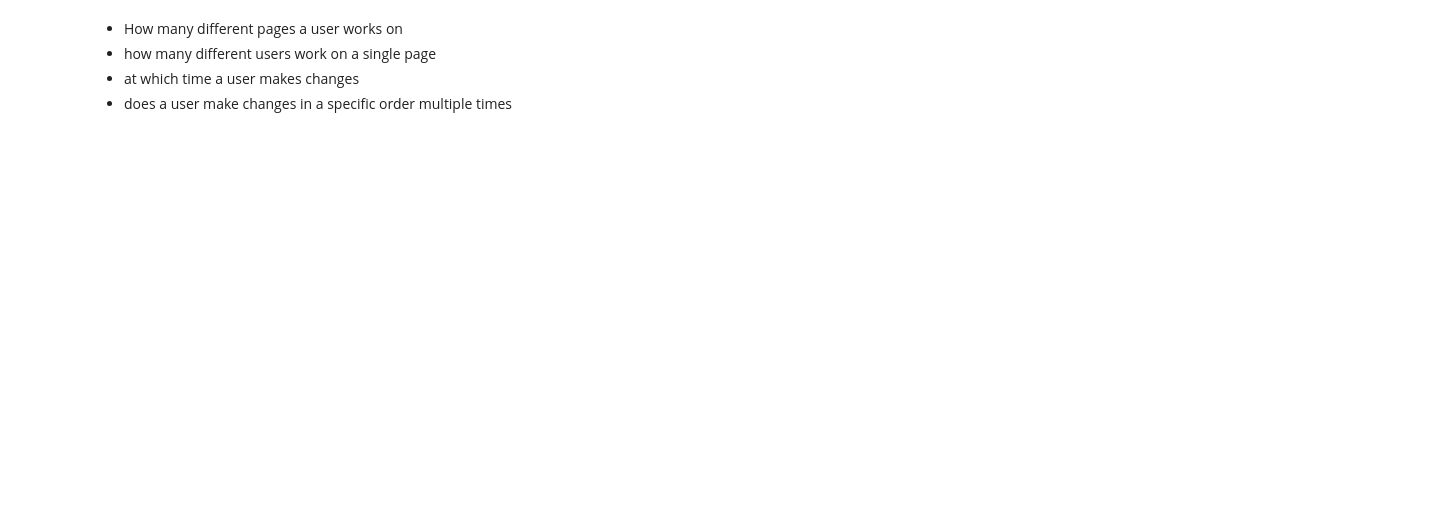
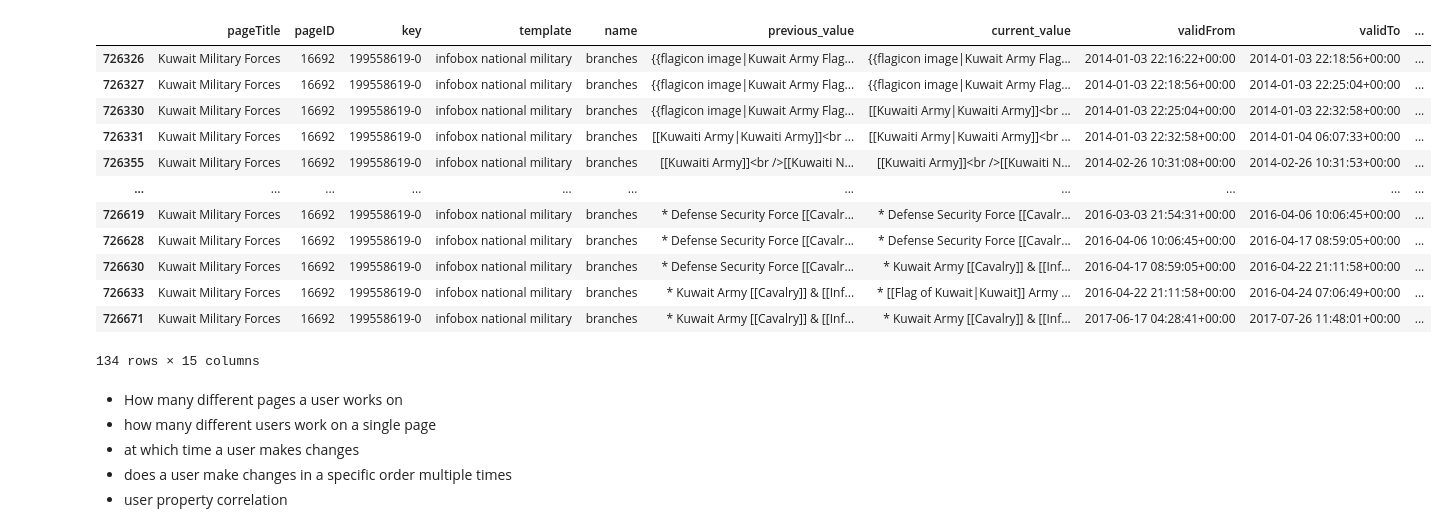
Before and after one commit to HPI-Information-Systems/wikipedia_cleanup, a Jupyter notebook: notebooks/tibor/user_correlation.ipynb, the cells around one changed output. Drawn from its saved outputs; the diff is of its cells as text; code cells hidden in the pictures; blank space fills up the shorter version.

```diff
--- a/notebooks/tibor/user_correlation.ipynb
+++ b/notebooks/tibor/user_correlation.ipynb
@@ -24,6 +29,6 @@ len(files)  # total 580
 # %%
 num_iteratons = 1
-number_of_files = 5
+number_of_files = 10
 number_of_files_start = 5
 num_edits = 0
 num_change_tuples = 0
@@ -43,6 +48,8 @@ for _ in range(num_iteratons):
                 ) else None
                 changes = single_edit['changes']
                 validFrom = single_edit['validFrom']
+                validTo = single_edit['validTo'] if 'validTo' in single_edit.keys(
+                ) else None
                 revisionId = single_edit['revisionId']
                 changeType = single_edit['type']
                 attributes = single_edit['attributes'] if 'attributes' in single_edit.keys(
@@ -54,7 +61,7 @@ for _ in range(num_iteratons):
                 user_ip = single_edit['user']['ip'] if 'ip' in single_edit['user'].keys(
                 ) else None
                 revision_tuples.append(
-                    (title, pageID, key, template, name, revisionId, changeType, user_name, user_id, user_ip, attributes))
+                    (title, pageID, key, template, revisionId, changeType, validFrom, validTo, user_name, user_id, user_ip, attributes))
 
                 for change in changes:
                     num_change_tuples += 1
@@ -104,5 +250,22 @@ print("Update",data_revs.query('change_type=="UPDATE"').groupby("user_id").count
+# %%
+data.query("key=='199558619-0' and name =='branches' and user_id=='20319104.0'")
+# %% [output]
+|  | pageTitle | pageID | key | template | name | previous_value | current_value | validFrom | validTo | ... |
+| 726326 | Kuwait Military Forces | 16692 | 199558619-0 | infobox national military | branches | {{flagicon image|Kuwait Army Flag... | {{flagicon image|Kuwait Army Flag... | 2014-01-03 22:16:22+00:00 | 2014-01-03 22:18:56+00:00 | ... |
+| 726327 | Kuwait Military Forces | 16692 | 199558619-0 | infobox national military | branches | {{flagicon image|Kuwait Army Flag... | {{flagicon image|Kuwait Army Flag... | 2014-01-03 22:18:56+00:00 | 2014-01-03 22:25:04+00:00 | ... |
+| 726330 | Kuwait Military Forces | 16692 | 199558619-0 | infobox national military | branches | {{flagicon image|Kuwait Army Flag... | [[Kuwaiti Army|Kuwaiti Army]]<br ... | 2014-01-03 22:25:04+00:00 | 2014-01-03 22:32:58+00:00 | ... |
+| 726331 | Kuwait Military Forces | 16692 | 199558619-0 | infobox national military | branches | [[Kuwaiti Army|Kuwaiti Army]]<br ... | [[Kuwaiti Army|Kuwaiti Army]]<br ... | 2014-01-03 22:32:58+00:00 | 2014-01-04 06:07:33+00:00 | ... |
+| 726355 | Kuwait Military Forces | 16692 | 199558619-0 | infobox national military | branches | [[Kuwaiti Army]]<br />[[Kuwaiti N... | [[Kuwaiti Army]]<br />[[Kuwaiti N... | 2014-02-26 10:31:08+00:00 | 2014-02-26 10:31:53+00:00 | ... |
+| ... | ... | ... | ... | ... | ... | ... | ... | ... | ... | ... |
+| 726619 | Kuwait Military Forces | 16692 | 199558619-0 | infobox national military | branches | * Defense Security Force [[Cavalr... | * Defense Security Force [[Cavalr... | 2016-03-03 21:54:31+00:00 | 2016-04-06 10:06:45+00:00 | ... |
+| 726628 | Kuwait Military Forces | 16692 | 199558619-0 | infobox national military | branches | * Defense Security Force [[Cavalr... | * Defense Security Force [[Cavalr... | 2016-04-06 10:06:45+00:00 | 2016-04-17 08:59:05+00:00 | ... |
+| 726630 | Kuwait Military Forces | 16692 | 199558619-0 | infobox national military | branches | * Defense Security Force [[Cavalr... | * Kuwait Army [[Cavalry]] & [[Inf... | 2016-04-17 08:59:05+00:00 | 2016-04-22 21:11:58+00:00 | ... |
+| 726633 | Kuwait Military Forces | 16692 | 199558619-0 | infobox national military | branches | * Kuwait Army [[Cavalry]] & [[Inf... | * [[Flag of Kuwait|Kuwait]] Army ... | 2016-04-22 21:11:58+00:00 | 2016-04-24 07:06:49+00:00 | ... |
+| 726671 | Kuwait Military Forces | 16692 | 199558619-0 | infobox national military | branches | * Kuwait Army [[Cavalry]] & [[Inf... | * Kuwait Army [[Cavalry]] & [[Inf... | 2017-06-17 04:28:41+00:00 | 2017-07-26 11:48:01+00:00 | ... |
+134 rows × 15 columns
 # %% [markdown]
 - How many different pages a user works on
 - how many different users work on a single page
 - at which time a user makes changes
 - does a user make changes in a specific order multiple times
+- user property correlation
```
Also changed, not shown: parts of 17 cells of this notebook.
